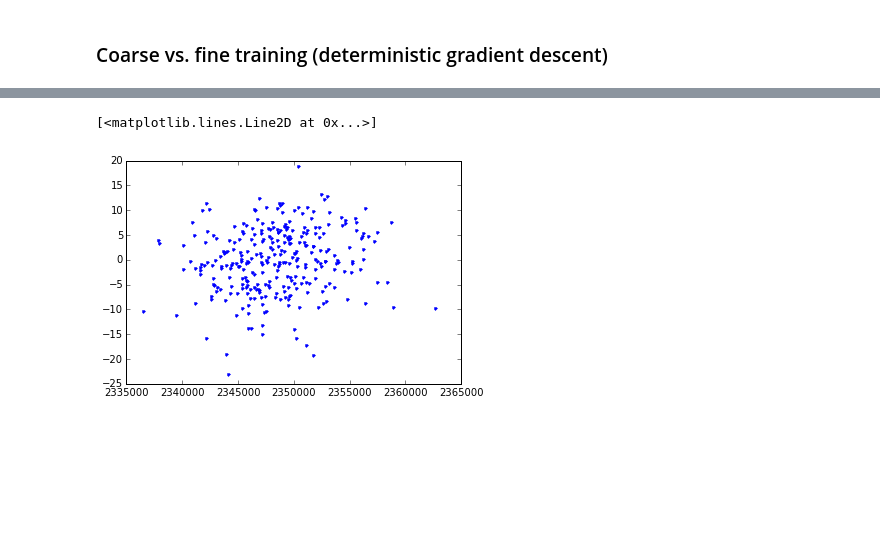
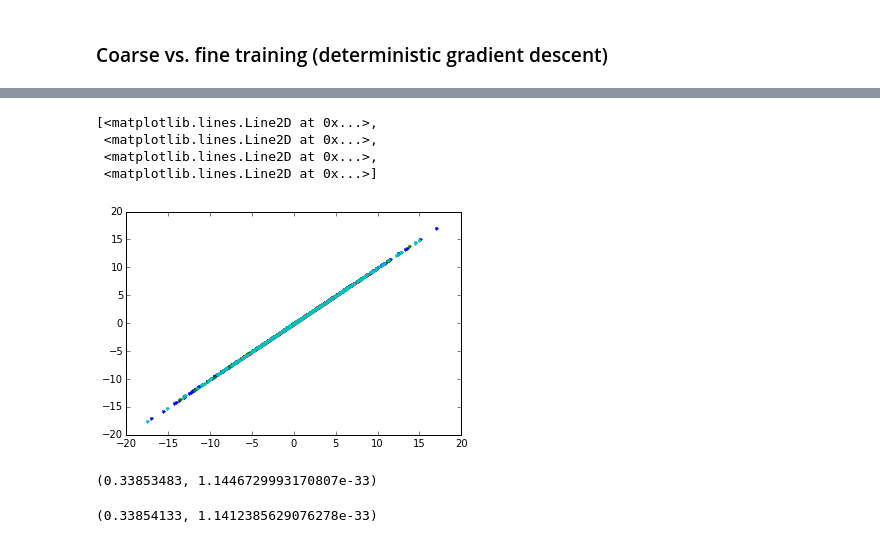
Before and after one commit to tnaselar/fwrf, a Jupyter notebook: sandbox/first_fwrf_exercise.ipynb, the cells around one changed output, grey strips where cells are left out. Cells and saved outputs as stored; diff of their text form; code cells hidden in the pictures; blank space fills up the shorter version.

Commit message:
fixed a problem with normalization. ran a fine/coarse training simulation

```diff
--- a/sandbox/first_fwrf_exercise.ipynb
+++ b/sandbox/first_fwrf_exercise.ipynb
@@ -11,7 +12,7 @@ Using gpu device 0: GeForce GTX TITAN X (CNMeM is disabled, cuDNN not available)
 # %% [markdown]
 ### Set up a fwrf with white noise training/val data
 # %%
-Ttrn,Tval,D,V,nmaps = 2003,301,17,4,8
+Ttrn,Tval,D,V,nmaps = 2040,301,17,4,8
 deg_per_stim = 20
 sf = 10
 
@@ -58,13 +59,14 @@ val_voxel_activity = true_model.predict(val_feature_map_dict).astype('float32')
 test_voxel_activity = true_model.predict(test_feature_map_dict).astype('float32')
 
 ##data generator: note these are functions that *return* generators, so we can reboot the generator whenever.
-chunk_size = 100
-trn_data_gen = lambda: (({k:v[ii:ii+chunk_size,:,:,:] for k,v in trn_feature_map_dict.iteritems()}, trn_voxel_activity[ii:ii+chunk_size,:]) for ii in range(0,Ttrn,chunk_size))
-val_data_gen = lambda: (({k:v[ii:ii+chunk_size,:,:,:] for k,v in val_feature_map_dict.iteritems()}, val_voxel_activity[ii:ii+chunk_size,:]) for ii in range(0,Tval,chunk_size))
+trn_batch_size = Ttrn
+val_batch_size = Tval
+trn_data_gen = lambda: (({k:v[ii:ii+trn_batch_size,:,:,:] for k,v in trn_feature_map_dict.iteritems()}, trn_voxel_activity[ii:ii+trn_batch_size,:]) for ii in range(0,Ttrn,trn_batch_size))
+val_data_gen = lambda: (({k:v[ii:ii+val_batch_size,:,:,:] for k,v in val_feature_map_dict.iteritems()}, val_voxel_activity[ii:ii+val_batch_size,:]) for ii in range(0,Tval,val_batch_size))
 
 ##rf grid for coarse training
-deg_per_radius = (1,deg_per_stim,12)
-spacing = 2
+deg_per_radius = (1,deg_per_stim,3)
+spacing = 5
 rf_grid_df = make_rf_table(deg_per_stim,deg_per_radius,spacing,pix_per_stim = None)
 G = rf_grid_df.shape[0]
 rf_grid = {}
@@ -81,16 +83,17 @@ print G
 # %%
 coarse_model = fwrf(val_feature_map_dict,deg_per_stim,V,rf_init=rand_rfs, NU=rand_NU)
+# coarse_model.normalize(lambda: (yield trn_feature_map_dict))
 _=coarse_model.train_me(trn_data_gen, val_data_gen,
                         coarse=True,
                         rf_grid=rf_grid,
-                        learning_rate=10e-5,
+                        learning_rate=10e-6,
                         epochs=1,
-                        num_iters = 700,
+                        num_iters = 150,
                         check_every=1,
                         print_stuff=True,
                         check_dims=False,
                         normalize=True,
-                        consolidate=True)
+                        consolidate=False)
 # %% [output]
 will solve for: [feature_weights]
 will update wrt: [feature_weights]
@@ -111,0 +129,9 @@ trn error: 352821376.000000
+# %%
+_=coarse_model.train_me(trn_data_gen, val_data_gen,
+                      fine=True,
+                      learning_rate=10e-12,
+                      epochs=1,
+                      num_iters = 500,
+                      check_every=1,
+                      print_stuff=True,
+                      check_dims=False)
@@ -112,7 +156,19 @@ trn error: 352821376.000000
 # %%
-test_pred_activity = coarse_model.predict(test_feature_map_dict)
+fine_test_pred_activity = coarse_model.predict(test_feature_map_dict)
 # %%
-plt.plot(test_pred_activity[:,1], test_voxel_activity[:,1],'.')
+plt.plot(test_pred_activity, fine_test_pred_activity,'.')
+# plt.axis('equal')
 # %% [output]
-[<matplotlib.lines.Line2D at 0x...>]
+[<matplotlib.lines.Line2D at 0x...>,
+ <matplotlib.lines.Line2D at 0x...>,
+ <matplotlib.lines.Line2D at 0x...>,
+ <matplotlib.lines.Line2D at 0x...>]
-[figure, old version]
+[figure, new version]
+# %%
+pearsonr(test_pred_activity.ravel(), test_voxel_activity.ravel())
+# %% [output]
+(0.33853483, 1.1446729993170807e-33)
+# %%
+pearsonr(fine_test_pred_activity.ravel(), test_voxel_activity.ravel())
+# %% [output]
+(0.33854133, 1.1412385629076278e-33)
```
Also changed, not shown: parts of 8 cells of this notebook, 6 other files.
